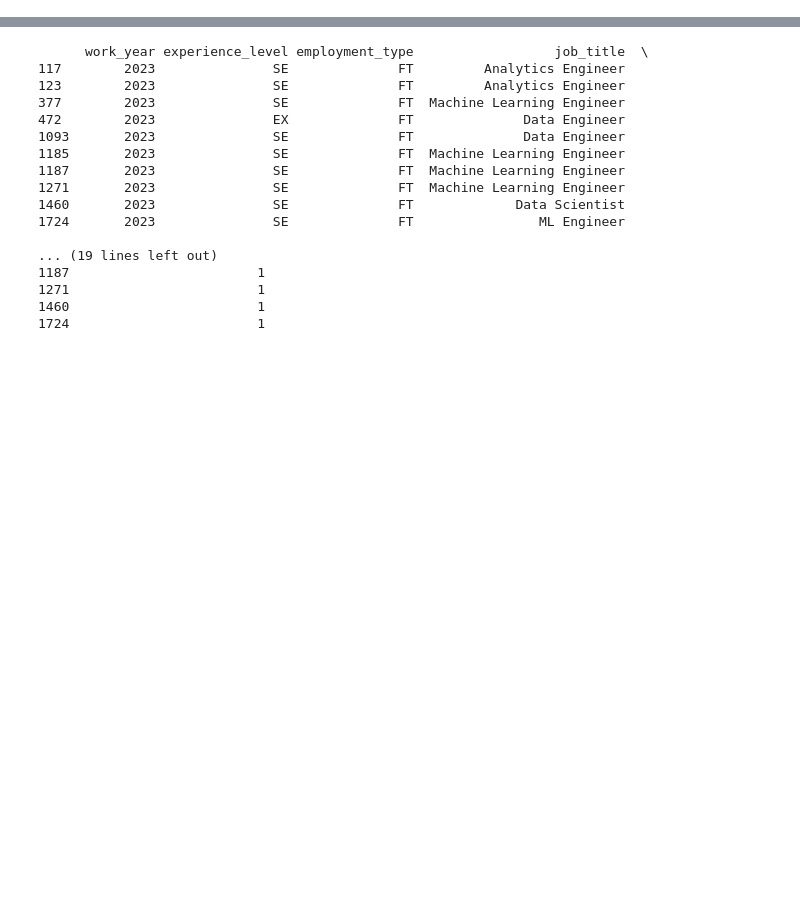
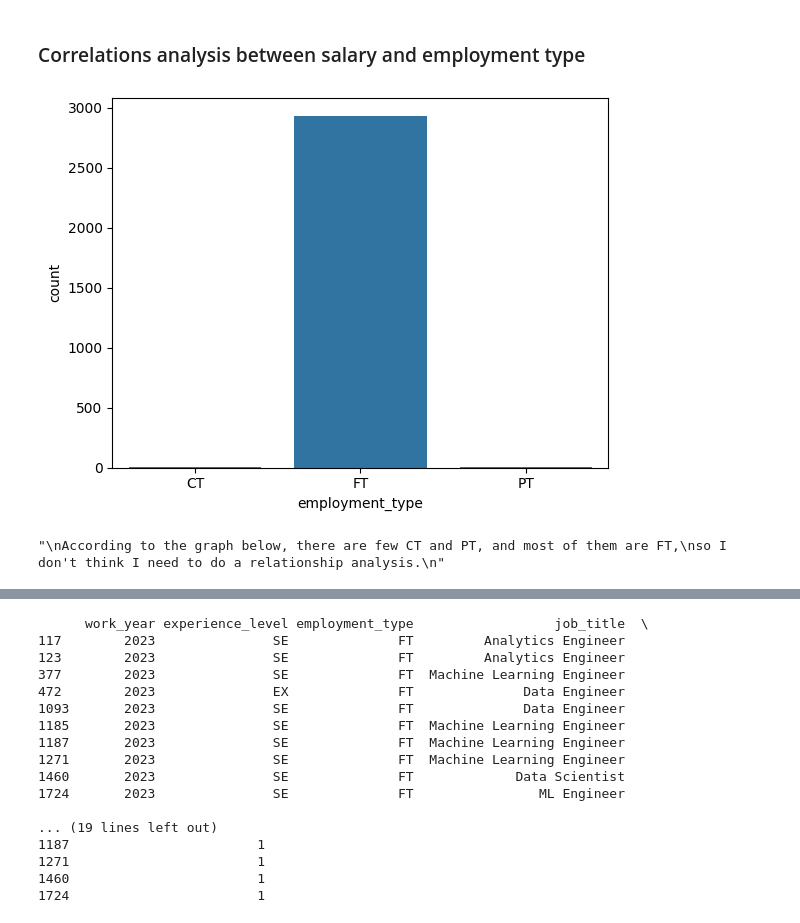
Before and after one commit to Geon0904/Geon0904, a Jupyter notebook: data-analysis/Salary_of_Data_Science.ipynb, the cells around one changed output, grey strips where cells are left out. Drawn from its saved outputs; the diff is of its cells as text; code cells hidden in the pictures; blank space fills up the shorter version.

```diff
--- a/data-analysis/Salary_of_Data_Science.ipynb
+++ b/data-analysis/Salary_of_Data_Science.ipynb
@@ -373,0 +223,14 @@ company_size       -0.044197      1.000000
+# %% [markdown]
+### Correlations analysis between salary and employment type
+# %%
+# Visualizing the employment_type column
+sns.countplot(data=df, x='employment_type')
+plt.show()
+
+"""
+According to the graph below, there are few CT and PT, and most of them are FT,
+so I don't think I need to do a relationship analysis.
+"""
+# %% [output]
+[figure, added]
+"\nAccording to the graph below, there are few CT and PT, and most of them are FT,\nso I don't think I need to do a relationship analysis.\n"
```
Also changed, not shown: parts of 96 cells of this notebook.
